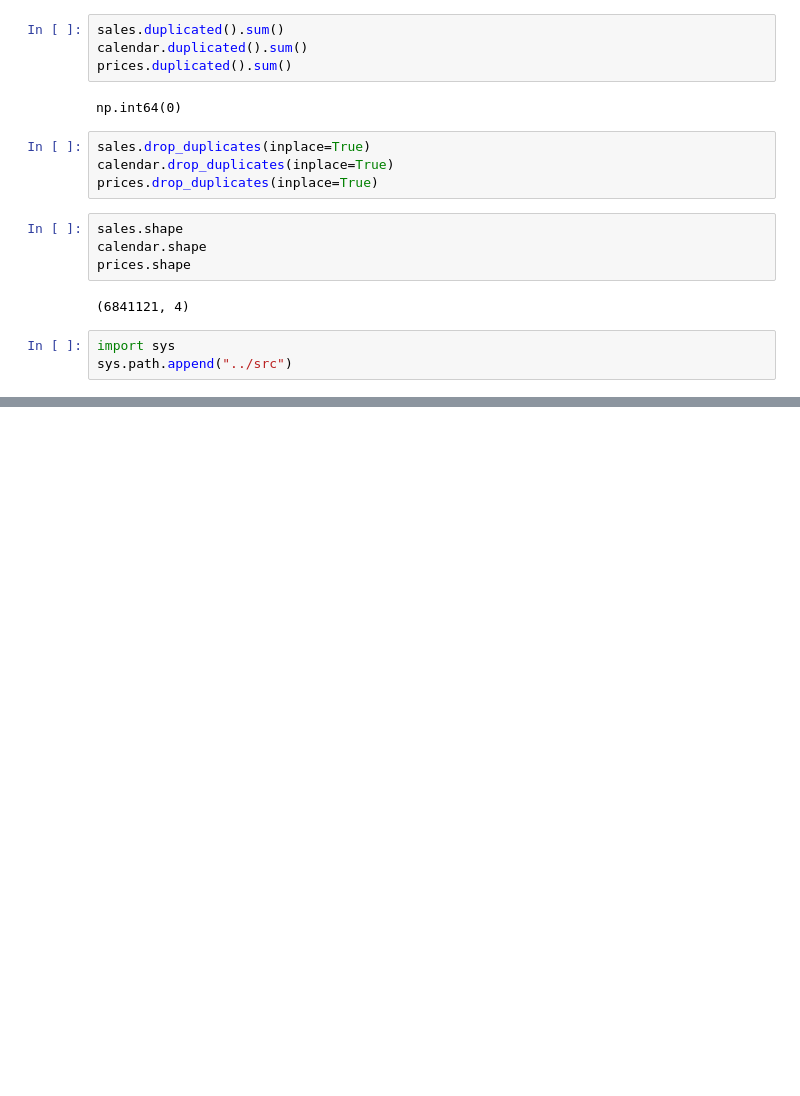
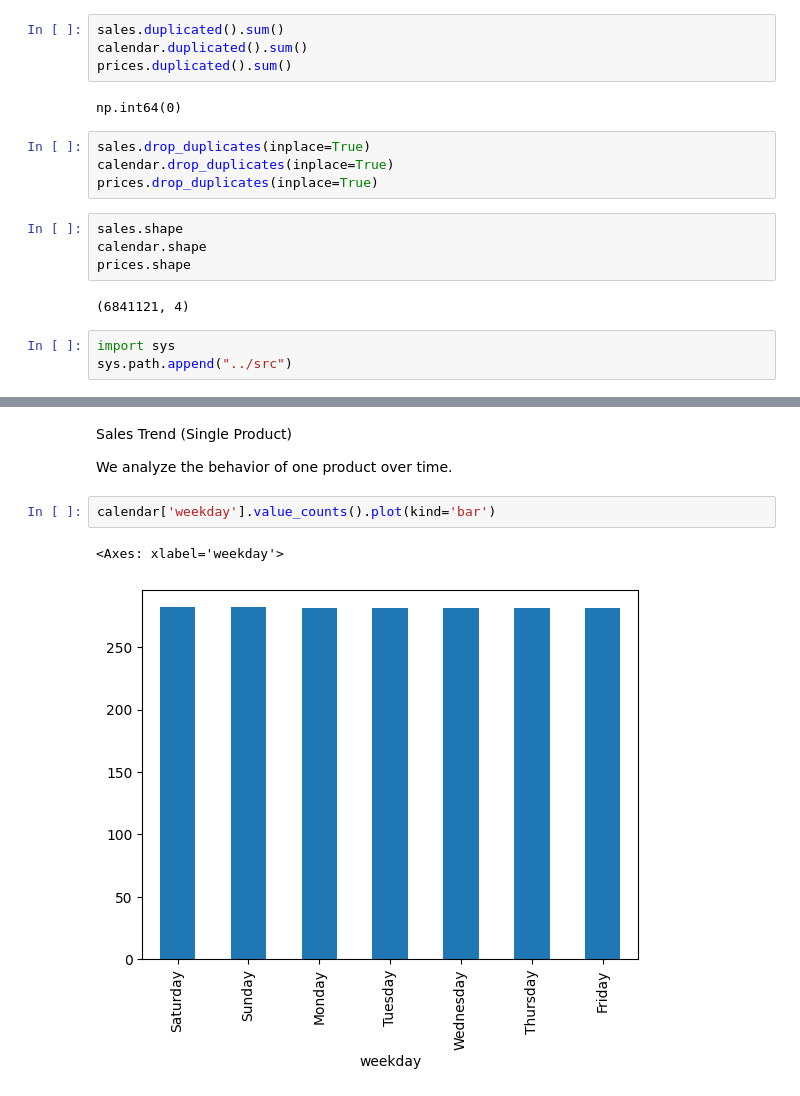
Before and after one commit to Aditishanker22/neural-retail-project, a Jupyter notebook: notebooks/eda.ipynb, the cells around one changed output, grey strips where cells are left out. Cells and saved outputs as stored; diff of their text form; blank space fills up the shorter version.

```diff
--- a/notebooks/eda.ipynb
+++ b/notebooks/eda.ipynb
@@ -179,0 +285,9 @@ sales, calendar, prices = run_pipeline()
+# %% [markdown]
+ Sales Trend (Single Product)
+
+We analyze the behavior of one product over time.
+# %%
+calendar['weekday'].value_counts().plot(kind='bar')
+# %% [output]
+<Axes: xlabel='weekday'>
+[figure, added]
```
Also changed, not shown: parts of 26 cells of this notebook, 3 other files.
